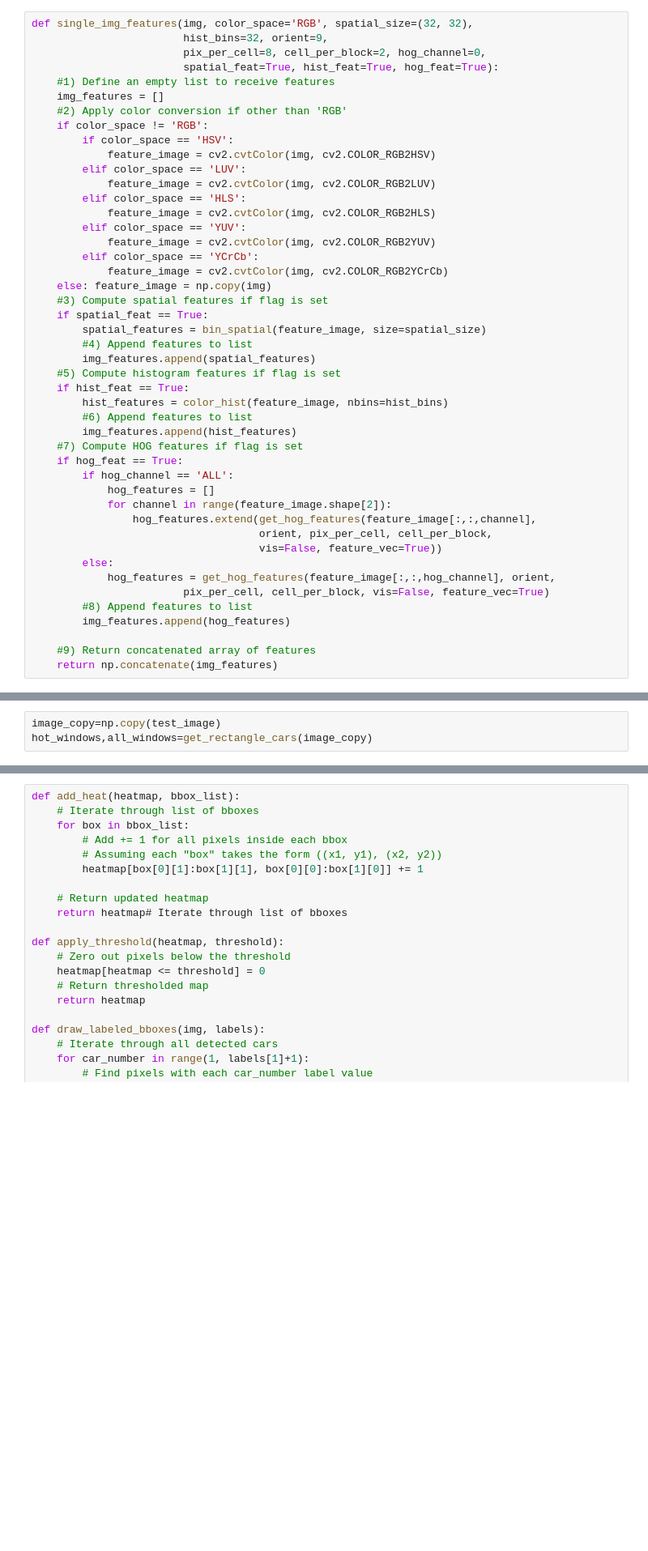
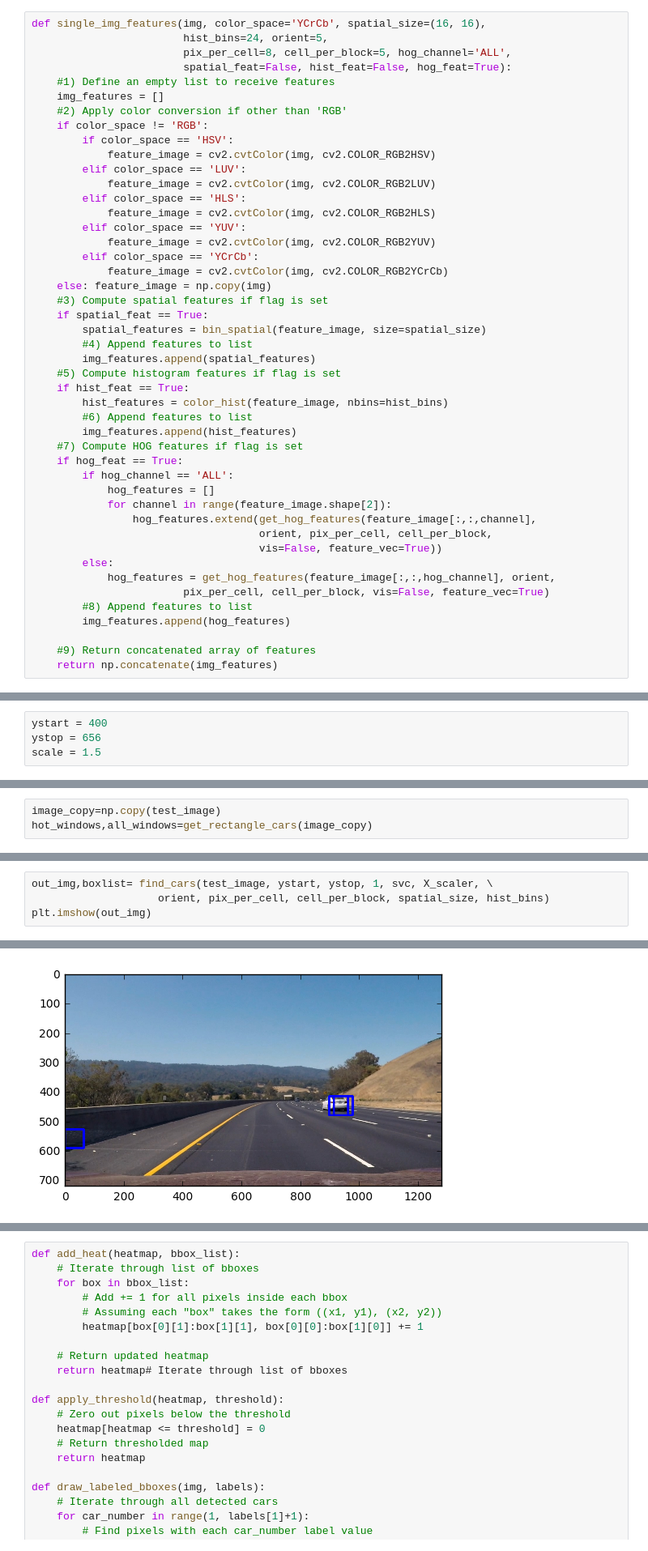
Before and after one commit to tiandiao123/Vehicle-Detection, a Jupyter notebook: Vehicle Detection.ipynb, the cells around one changed output, grey strips where cells are left out. Shown at 81% size. Drawn from its saved outputs; the diff is of its cells as text; blank space fills up the shorter version.

```diff
--- a/Vehicle Detection.ipynb
+++ b/Vehicle Detection.ipynb
@@ -66,10 +66,10 @@ notcars_train,notcars_test=train_test_split(notcars_data,test_size=0.2)
 # %% [markdown]
 We need to create a function used to get features from images
 # %%
-def single_img_features(img, color_space='RGB', spatial_size=(32, 32),
-                        hist_bins=32, orient=9,
-                        pix_per_cell=8, cell_per_block=2, hog_channel=0,
-                        spatial_feat=True, hist_feat=True, hog_feat=True):
+def single_img_features(img, color_space='YCrCb', spatial_size=(16, 16),
+                        hist_bins=24, orient=5,
+                        pix_per_cell=8, cell_per_block=5, hog_channel='ALL',
+                        spatial_feat=False, hist_feat=False, hog_feat=True):
     #1) Define an empty list to receive features
     img_features = []
     #2) Apply color conversion if other than 'RGB'
@@ -177,3 +181,7 @@ for file in notcars_test:
                                        pix_per_cell=8, cell_per_block=2, hog_channel='ALL',\
                                        spatial_feat=True, hist_feat=True, hog_feat=True)
     feature_testing_notcars.append(img_features)
+# %%
+ystart = 400
+ystop = 656
+scale = 1.5
@@ -316,0 +391,5 @@ plt.imshow(window_img)
+# %%
+out_img,boxlist= find_cars(test_image, ystart, ystop, 1, svc, X_scaler, \
+                    orient, pix_per_cell, cell_per_block, spatial_size, hist_bins)
+plt.imshow(out_img)
+# %% [output]
@@ -316,0 +397 @@ plt.imshow(window_img)
+[figure, added]
```
Also changed, not shown: parts of 20 cells of this notebook, 2 other files.
